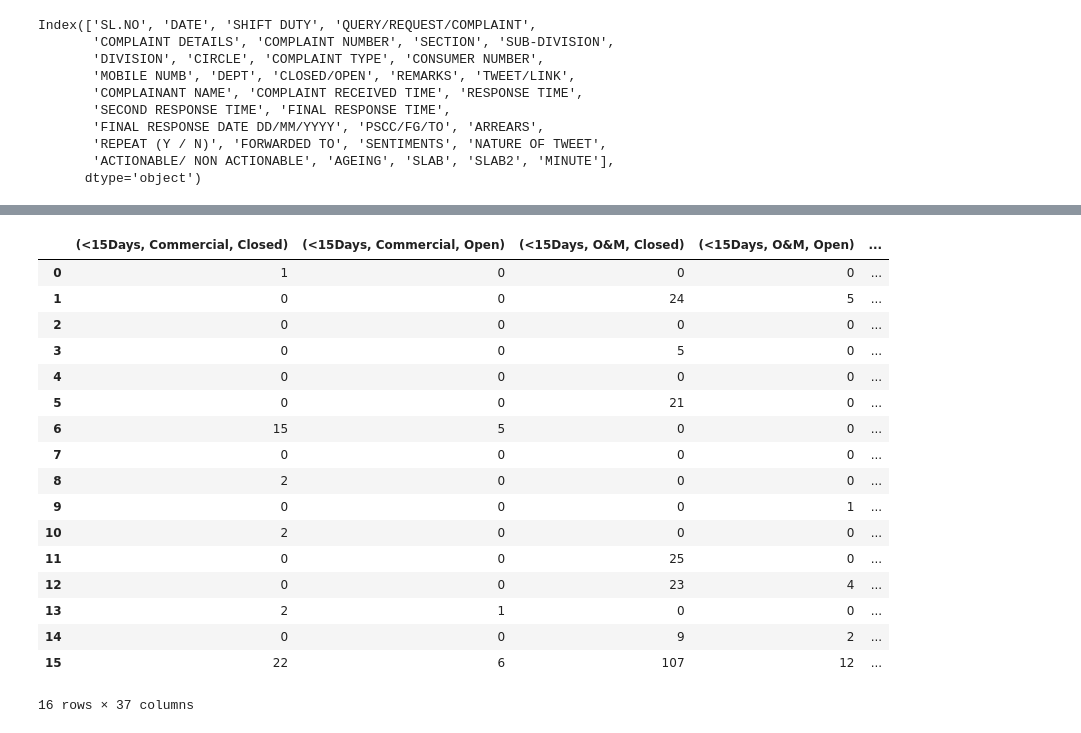
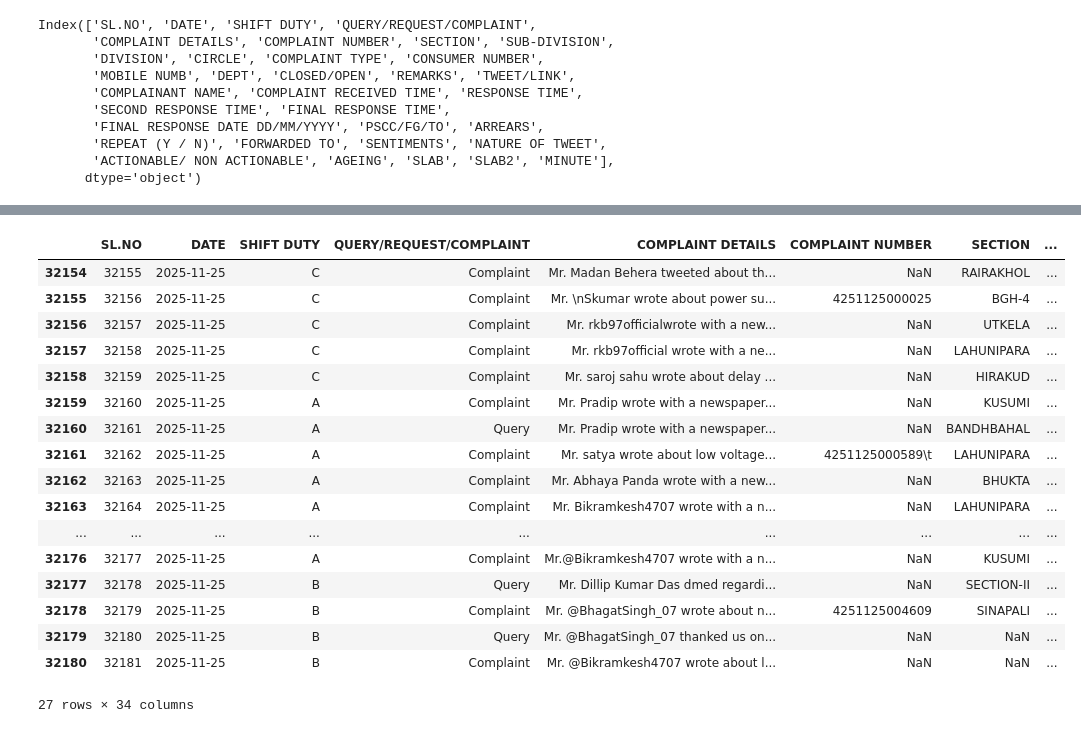
Before and after one commit to susantkumarsahoo/AutonomousDataAnalystAgent, a Jupyter notebook: notebooks/note_04.ipynb, the cells around one changed output, grey strips where cells are left out. Saved outputs shown, nothing was run; the diff lists cells and outputs as text; code cells hidden in the pictures.

```diff
--- a/notebooks/note_04.ipynb
+++ b/notebooks/note_04.ipynb
@@ -41,18 +106,2 @@ Index(['SL.NO', 'DATE', 'SHIFT DUTY', 'QUERY/REQUEST/COMPLAINT',
 # %%
 df = main_df.copy()
-# %%
-    # Ensure DATE column is datetime
-df['DATE'] = pd.to_datetime(df['DATE'])
-
-    # **FIX: Clean data before pivoting**
-df['COMPLAINT TYPE'] = df['COMPLAINT TYPE'].astype(str).str.strip().str.title()
-df['DEPT'] = df['DEPT'].astype(str).str.strip().str.title()
-df['CLOSED/OPEN'] = df['CLOSED/OPEN'].astype(str).str.strip().str.title()
-    # Calculate age in days
-today = pd.Timestamp.today()
-df['Age_Days'] = (today - df['DATE']).dt.days
-
-    # Define age buckets (FIXED: bin ranges to match labels correctly)
-bins = [0, 15, 30, 60, 90, 180, float('inf')]
-labels = ['<15Days', '16-30Days', '31-60Days', '61-90Days', '91-180Days', '>180Days']
-df['Age_Bucket'] = pd.cut(df['Age_Days'], bins=bins, labels=labels, right=True, include_lowest=True)
@@ -100,21 +107,0 @@ all_aging_df = pd.DataFrame(all_aging_dict)
-# %%
-all_aging_df
-# %% [output]
-|  | (<15Days, Commercial, Closed) | (<15Days, Commercial, Open) | (<15Days, O&M, Closed) | (<15Days, O&M, Open) | ... |
-| 0 | 1 | 0 | 0 | 0 | ... |
-| 1 | 0 | 0 | 24 | 5 | ... |
-| 2 | 0 | 0 | 0 | 0 | ... |
-| 3 | 0 | 0 | 5 | 0 | ... |
-| 4 | 0 | 0 | 0 | 0 | ... |
-| 5 | 0 | 0 | 21 | 0 | ... |
-| 6 | 15 | 5 | 0 | 0 | ... |
-| 7 | 0 | 0 | 0 | 0 | ... |
-| 8 | 2 | 0 | 0 | 0 | ... |
-| 9 | 0 | 0 | 0 | 1 | ... |
-| 10 | 2 | 0 | 0 | 0 | ... |
-| 11 | 0 | 0 | 25 | 0 | ... |
-| 12 | 0 | 0 | 23 | 4 | ... |
-| 13 | 2 | 1 | 0 | 0 | ... |
-| 14 | 0 | 0 | 9 | 2 | ... |
-| 15 | 22 | 6 | 107 | 12 | ... |
-16 rows × 37 columns
@@ -120,0 +110,23 @@ all_aging_df
+# %%
+day_filter_data = df[df['DATE'] == '2025-11-25']
+# %%
+day_filter_data
+# %% [output]
+|  | SL.NO | DATE | SHIFT DUTY | QUERY/REQUEST/COMPLAINT | COMPLAINT DETAILS | COMPLAINT NUMBER | SECTION | ... |
+| 32154 | 32155 | 2025-11-25 | C | Complaint | Mr. Madan Behera tweeted about th... | NaN | RAIRAKHOL | ... |
+| 32155 | 32156 | 2025-11-25 | C | Complaint | Mr. \nSkumar wrote about power su... | 4251125000025 | BGH-4 | ... |
+| 32156 | 32157 | 2025-11-25 | C | Complaint | Mr. rkb97officialwrote with a new... | NaN | UTKELA | ... |
+| 32157 | 32158 | 2025-11-25 | C | Complaint | Mr. rkb97official wrote with a ne... | NaN | LAHUNIPARA | ... |
+| 32158 | 32159 | 2025-11-25 | C | Complaint | Mr. saroj sahu wrote about delay ... | NaN | HIRAKUD | ... |
+| 32159 | 32160 | 2025-11-25 | A | Complaint | Mr. Pradip wrote with a newspaper... | NaN | KUSUMI | ... |
+| 32160 | 32161 | 2025-11-25 | A | Query | Mr. Pradip wrote with a newspaper... | NaN | BANDHBAHAL | ... |
+| 32161 | 32162 | 2025-11-25 | A | Complaint | Mr. satya wrote about low voltage... | 4251125000589\t | LAHUNIPARA | ... |
+| 32162 | 32163 | 2025-11-25 | A | Complaint | Mr. Abhaya Panda wrote with a new... | NaN | BHUKTA | ... |
+| 32163 | 32164 | 2025-11-25 | A | Complaint | Mr. Bikramkesh4707 wrote with a n... | NaN | LAHUNIPARA | ... |
+| ... | ... | ... | ... | ... | ... | ... | ... | ... |
+| 32176 | 32177 | 2025-11-25 | A | Complaint | Mr.@Bikramkesh4707 wrote with a n... | NaN | KUSUMI | ... |
+| 32177 | 32178 | 2025-11-25 | B | Query | Mr. Dillip Kumar Das dmed regardi... | NaN | SECTION-II | ... |
+| 32178 | 32179 | 2025-11-25 | B | Complaint | Mr. @BhagatSingh_07 wrote about n... | 4251125004609 | SINAPALI | ... |
+| 32179 | 32180 | 2025-11-25 | B | Query | Mr. @BhagatSingh_07 thanked us on... | NaN | NaN | ... |
+| 32180 | 32181 | 2025-11-25 | B | Complaint | Mr. @Bikramkesh4707 wrote about l... | NaN | NaN | ... |
+27 rows × 34 columns
```
Also changed, not shown: parts of 7 cells of this notebook.
